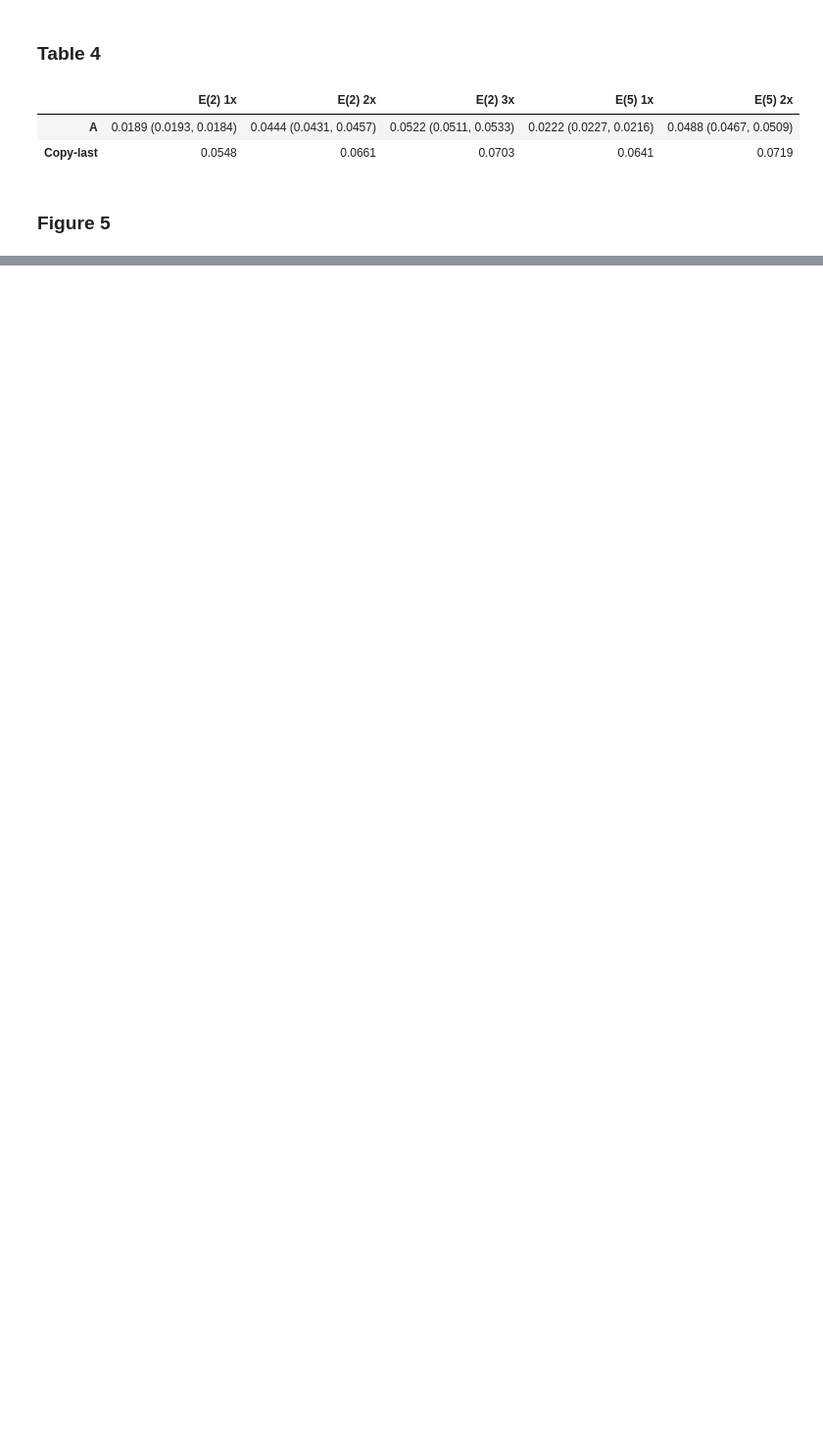
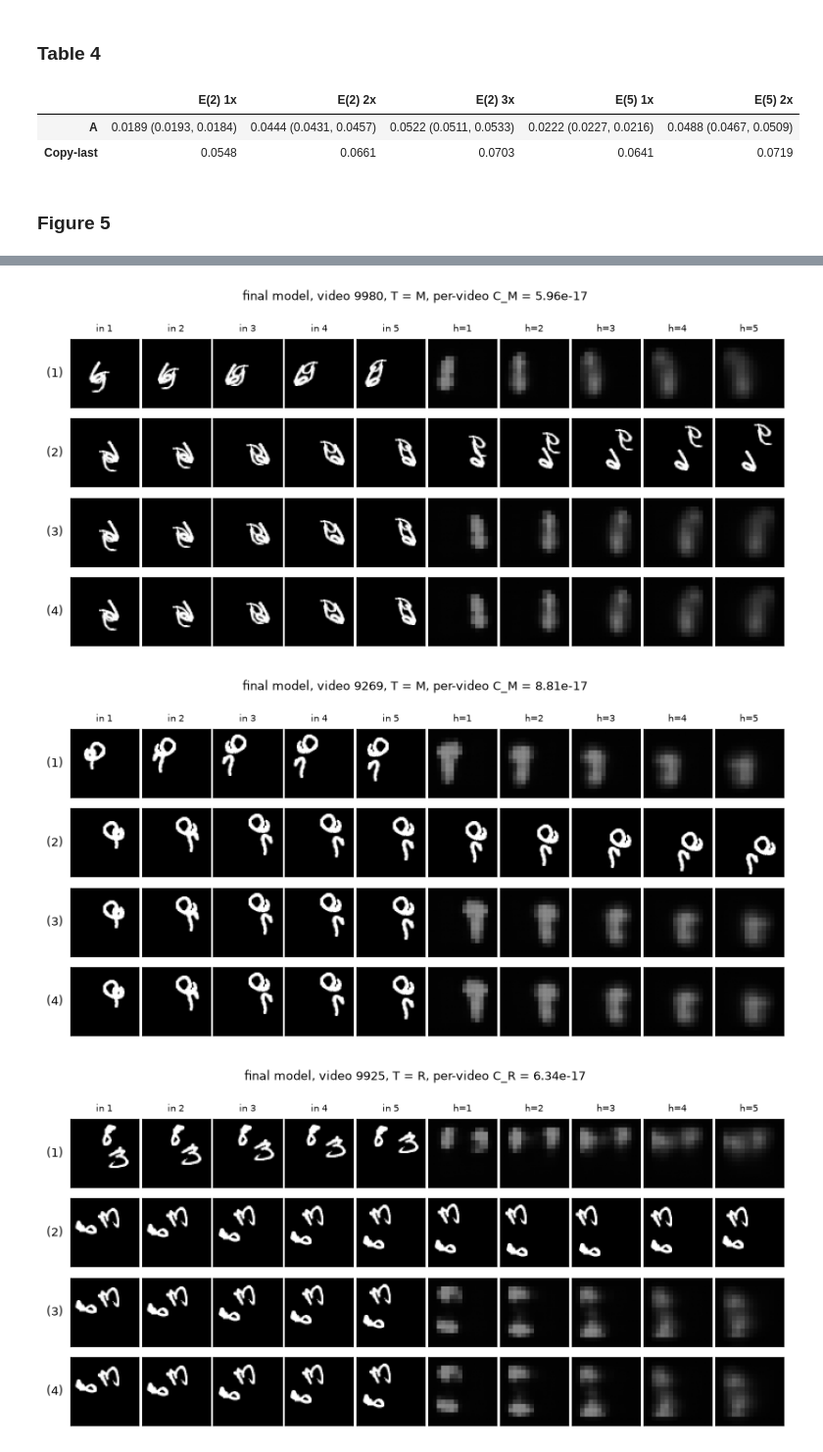
Before and after one commit to HasanAmjad/convlstm-motion-vs-memory, a Jupyter notebook: Question2/Question2.ipynb, the cells around one changed output, grey strips where cells are left out. Shown at 98% size. Drawn from its saved outputs; the diff is of its cells as text; code cells hidden in the pictures; blank space fills up the shorter version.

```diff
--- a/Question2/Question2.ipynb
+++ b/Question2/Question2.ipynb
@@ -202,0 +274,20 @@ video 9002
+# %%
+FINAL = "D"          # base model of the final forecaster ("DB" if D+B is trained and preferred)
+wrapped = ["B", "D"] + ([FINAL] if FINAL not in ("B", "D") else [])
+rows = {}
+for name in wrapped:
+    for sd in SEEDS:
+        key = f"sym{name}_s{sd}"
+        m = Symmetrised(load_model(name, sd)).eval()
+        r, p, pr = evaluate(m, W)
+        r["inference_s"] = inference_time(m, X1)
+        r["train_epoch_s"] = load_json(f"train_{name}_s{sd}.json")["mean_epoch_time"]
+        res[key], pv[key] = r, p
+        if sd == 0:
+            preds[key] = pr
+    rows[f"sym-{name}"] = {c: cell(vals(f"sym{name}", k)) for c, k in cols}
+    rows[f"sym-{name}"]["params"] = f"{n_params(build(CONFIGS[name]['arch'])):,}"
+    for k in ("C_M", "C_R"):
+        rows[f"sym-{name}"][k] = " ".join(f"{v:.2e}" for v in vals(f"sym{name}", k))
+save_json({k: v for k, v in res.items() if k.startswith("sym")}, "metrics_sym.json")
+table6 = pd.DataFrame(rows).T; table6
@@ -202,0 +300,13 @@ video 9002
+# %%
+fk = f"sym{FINAL}_s0"
+for key, T in [("C_M", mirror), ("C_R", rotate)]:
+    for n, i in enumerate(fv["fig3_marks"][key]):
+        rows4 = V.four_rows(X1[i], Y1[i], preds[fk]["I"][i], preds[fk][key[-1]][i], T)
+        label = f"final model, video {9000+i}, T = {key[-1]}, per-video {key} = {float(pv[fk][key][i]):.2e}"
+        V.figure3_panel(rows4, label, FIG_DIR / f"fig6a_final_{key[-1]}{n+1}_video{9000+i}.png")
+        V.gif(rows4, GIF_DIR / f"fig6a_final_{key[-1]}_video{9000+i}.gif")
+V.figure5(W, preds[fk], fv["fig5_id"], FIG_DIR / "fig6b_final_speed.png");
+# %% [output]
+[figure, added]
+[figure, added]
+[figure, added]
```
Also changed, not shown: parts of 14 cells of this notebook, 56 other files.
